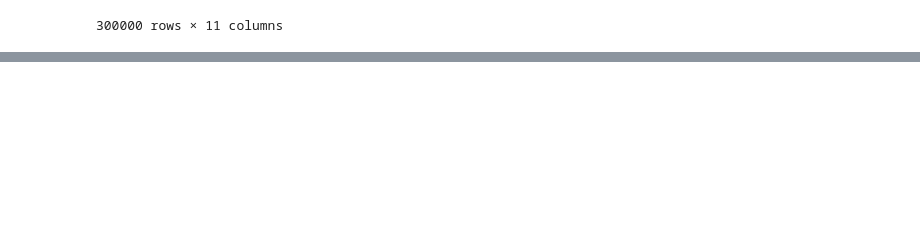
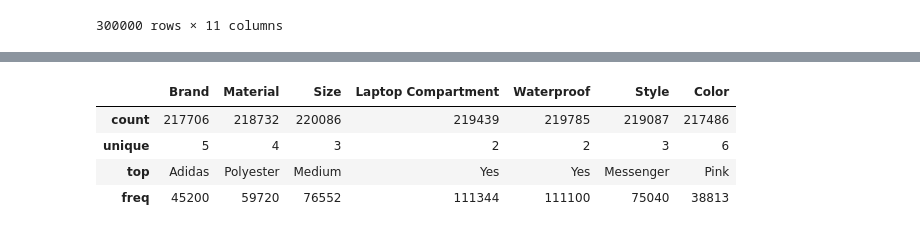
Before and after one commit to IlyaPhil/kaggle_backpack_prediction_challenge, a Jupyter notebook: submission.ipynb, the cells around one changed output, grey strips where cells are left out. Drawn from its saved outputs; the diff is of its cells as text; code cells hidden in the pictures; blank space fills up the shorter version.

```diff
--- a/submission.ipynb
+++ b/submission.ipynb
@@ -19,0 +77,8 @@ data
+# %%
+X_train.describe(include='object')
+# %% [output]
+|  | Brand | Material | Size | Laptop Compartment | Waterproof | Style | Color |
+| count | 217706 | 218732 | 220086 | 219439 | 219785 | 219087 | 217486 |
+| unique | 5 | 4 | 3 | 2 | 2 | 3 | 6 |
+| top | Adidas | Polyester | Medium | Yes | Yes | Messenger | Pink |
+| freq | 45200 | 59720 | 76552 | 111344 | 111100 | 75040 | 38813 |
```
Also changed, not shown: parts of 40 cells of this notebook, 2 other files.
